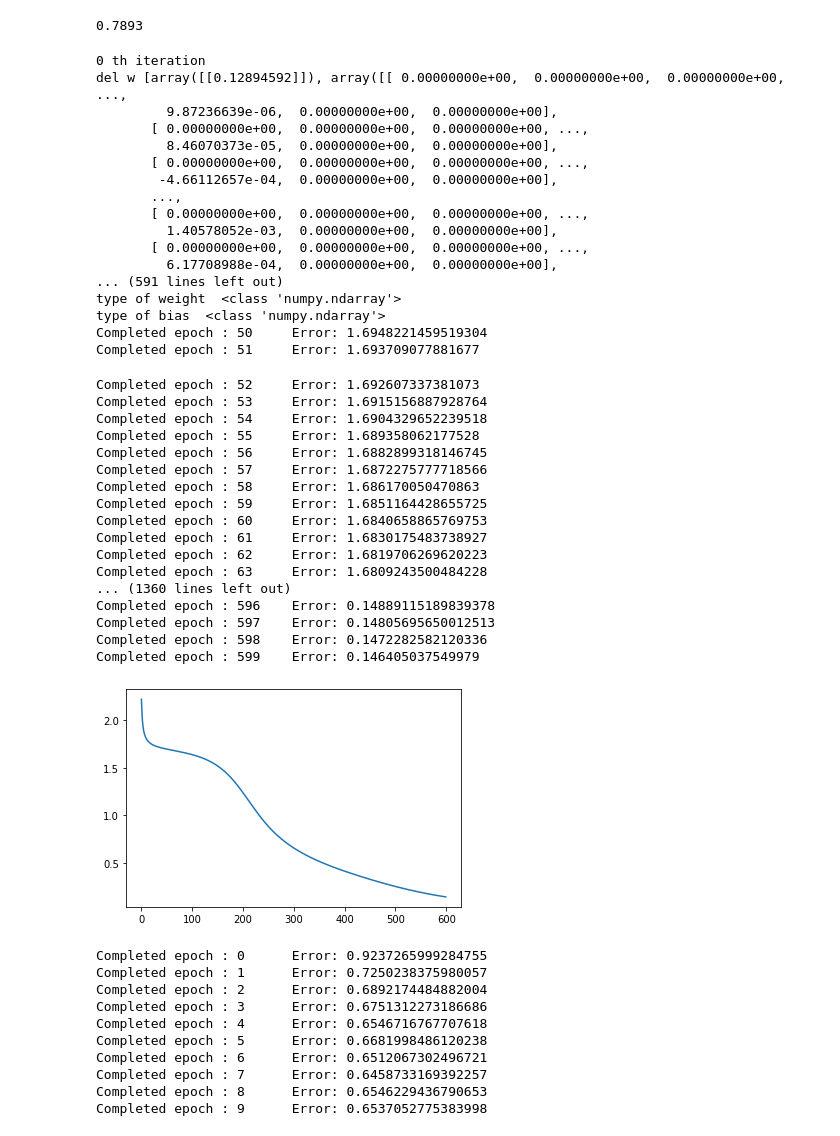
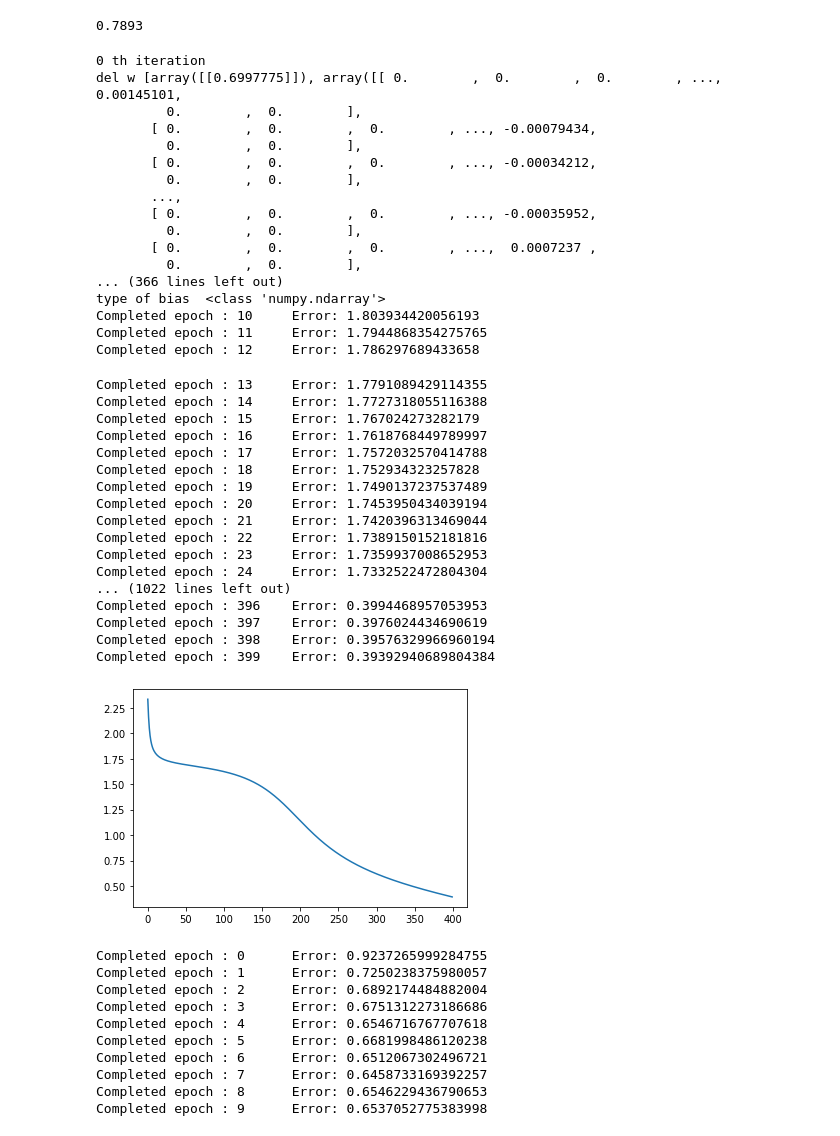
Before and after one commit to madhes23/CS6910_Assignment_1, a Jupyter notebook: MNIST.ipynb, the cells around one changed output. Drawn from its saved outputs; the diff is of its cells as text; code cells hidden in the pictures.

```diff
--- a/MNIST.ipynb
+++ b/MNIST.ipynb
@@ -566,52 +604,52 @@ model.fit(x_train[:10000], y_train[:10000])
 # %%
 #@title Sigmoid GD Small data{ vertical-output: true}
 model1 = Classification(_no_of_class=10,
                        _hidden_layer=[64, 64],
                        _input_layer=784,
                        _initialization_method=InitializationMethod.UNIFORM_XAVIER,
                        _learning_rate=0.01,
                        _activation_fun=ActivationFunction.SIGMOID,
                        _optimization_algorithm=OptimizationAlgorithm.GD,
-                       _max_epoch=600)
+                       _max_epoch=400)
 model1.set_weight_and_bias()
 
 model1.fit(x_train[:10], y_train[:10])
 # %% [output]
 0 th iteration
-del w [array([[0.12894592]]), array([[ 0.00000000e+00,  0.00000000e+00,  0.00000000e+00, ...,
-         9.87236639e-06,  0.00000000e+00,  0.00000000e+00],
-       [ 0.00000000e+00,  0.00000000e+00,  0.00000000e+00, ...,
-         8.46070373e-05,  0.00000000e+00,  0.00000000e+00],
-       [ 0.00000000e+00,  0.00000000e+00,  0.00000000e+00, ...,
-        -4.66112657e-04,  0.00000000e+00,  0.00000000e+00],
+del w [array([[0.6997775]]), array([[ 0.        ,  0.        ,  0.        , ...,  0.00145101,
+         0.        ,  0.        ],
+       [ 0.        ,  0.        ,  0.        , ..., -0.00079434,
+         0.        ,  0.        ],
+       [ 0.        ,  0.        ,  0.        , ..., -0.00034212,
+         0.        ,  0.        ],
        ...,
-       [ 0.00000000e+00,  0.00000000e+00,  0.00000000e+00, ...,
-         1.40578052e-03,  0.00000000e+00,  0.00000000e+00],
-       [ 0.00000000e+00,  0.00000000e+00,  0.00000000e+00, ...,
-         6.17708988e-04,  0.00000000e+00,  0.00000000e+00],
-... (591 lines left out)
-type of weight  <class 'numpy.ndarray'>
+       [ 0.        ,  0.        ,  0.        , ..., -0.00035952,
+         0.        ,  0.        ],
+       [ 0.        ,  0.        ,  0.        , ...,  0.0007237 ,
+         0.        ,  0.        ],
+... (366 lines left out)
 type of bias  <class 'numpy.ndarray'>
-Completed epoch : 50     Error: 1.6948221459519304
-Completed epoch : 51     Error: 1.693709077881677
+Completed epoch : 10     Error: 1.803934420056193
+Completed epoch : 11     Error: 1.7944868354275765
+Completed epoch : 12     Error: 1.786297689433658
-Completed epoch : 52     Error: 1.692607337381073
-Completed epoch : 53     Error: 1.6915156887928764
-Completed epoch : 54     Error: 1.6904329652239518
-Completed epoch : 55     Error: 1.689358062177528
-Completed epoch : 56     Error: 1.6882899318146745
-Completed epoch : 57     Error: 1.6872275777718566
-Completed epoch : 58     Error: 1.686170050470863
-Completed epoch : 59     Error: 1.6851164428655725
-Completed epoch : 60     Error: 1.6840658865769753
-Completed epoch : 61     Error: 1.6830175483738927
-Completed epoch : 62     Error: 1.6819706269620223
-Completed epoch : 63     Error: 1.6809243500484228
-... (1360 lines left out)
-Completed epoch : 596    Error: 0.14889115189839378
-Completed epoch : 597    Error: 0.14805695650012513
-Completed epoch : 598    Error: 0.1472282582120336
-Completed epoch : 599    Error: 0.146405037549979
+Completed epoch : 13     Error: 1.7791089429114355
+Completed epoch : 14     Error: 1.7727318055116388
+Completed epoch : 15     Error: 1.767024273282179
+Completed epoch : 16     Error: 1.7618768449789997
+Completed epoch : 17     Error: 1.7572032570414788
+Completed epoch : 18     Error: 1.752934323257828
+Completed epoch : 19     Error: 1.7490137237537489
+Completed epoch : 20     Error: 1.7453950434039194
+Completed epoch : 21     Error: 1.7420396313469044
+Completed epoch : 22     Error: 1.7389150152181816
+Completed epoch : 23     Error: 1.7359937008652953
+Completed epoch : 24     Error: 1.7332522472804304
+... (1022 lines left out)
+Completed epoch : 396    Error: 0.3994468957053953
+Completed epoch : 397    Error: 0.3976024434690619
+Completed epoch : 398    Error: 0.39576329966960194
+Completed epoch : 399    Error: 0.39392940689804384
-[figure, old version]
+[figure, new version]
 # %%
 #@title Sigmoid Momentum Whole data{vertical-output:true}
 model3 = Classification(_no_of_class=10,
```
Also changed, not shown: parts of 4 cells of this notebook.
